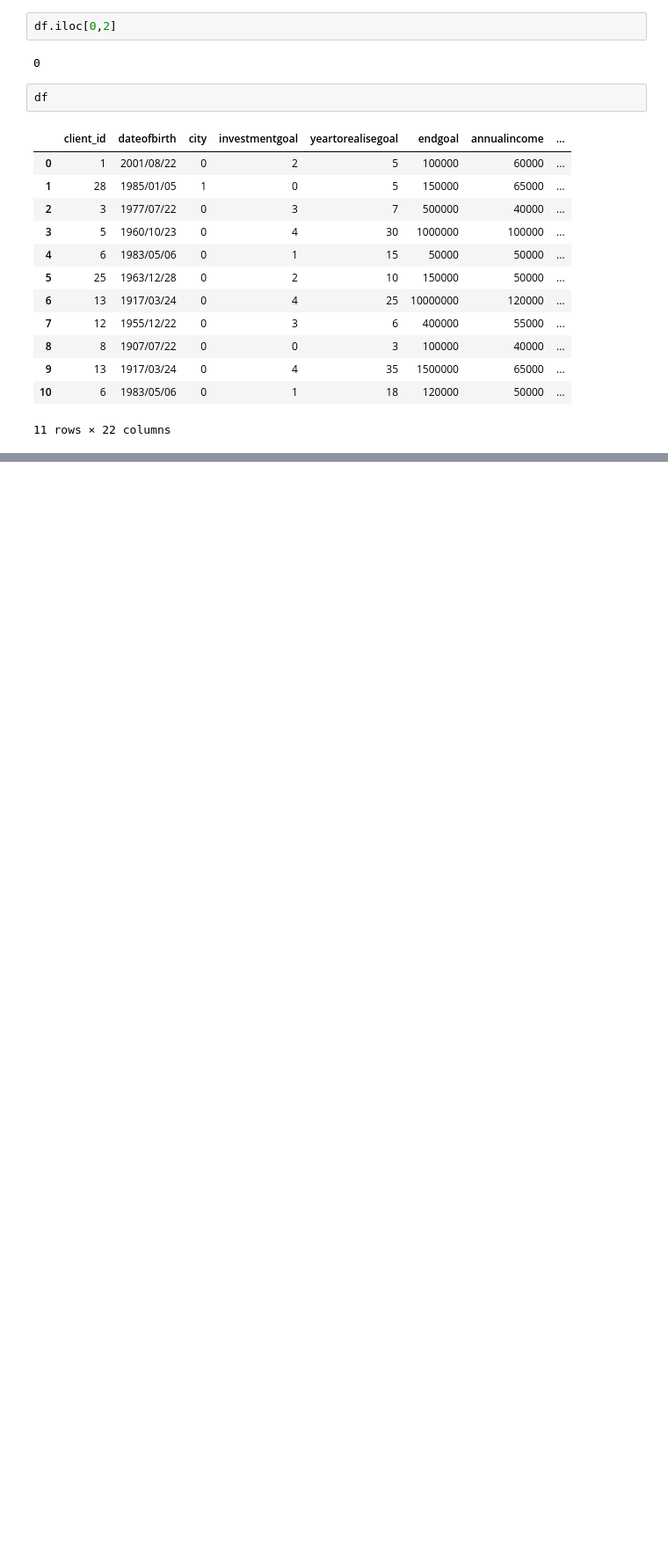
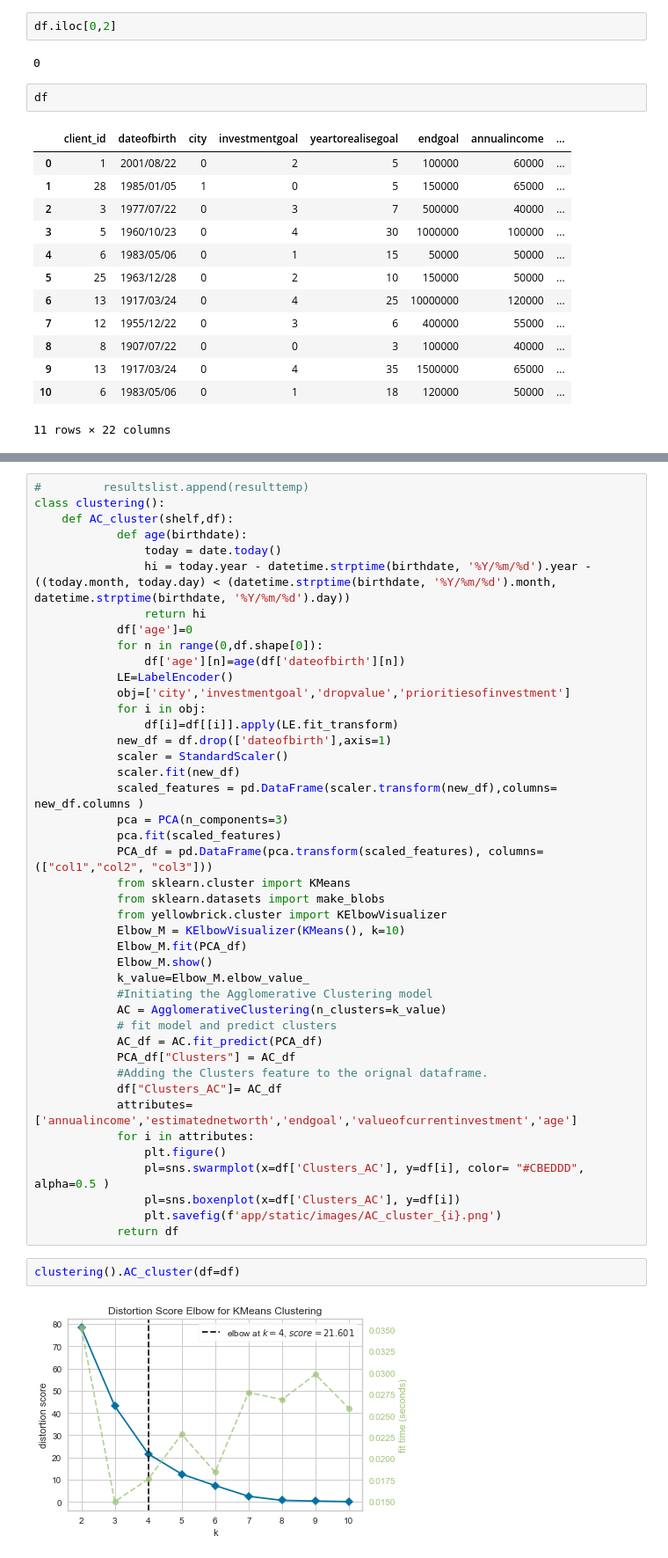
Before and after one commit to minhnguyen168/TheGeeks, a Jupyter notebook: hi.ipynb, the cells around one changed output, grey strips where cells are left out. Shown at 88% size. Drawn from its saved outputs; the diff is of its cells as text; blank space fills up the shorter version.

```diff
--- a/hi.ipynb
+++ b/hi.ipynb
@@ -205,0 +241,47 @@ df
+# %%
+#         resultslist.append(resulttemp)
+class clustering():
+    def AC_cluster(shelf,df):
+            def age(birthdate):
+                today = date.today()
+                hi = today.year - datetime.strptime(birthdate, '%Y/%m/%d').year - ((today.month, today.day) < (datetime.strptime(birthdate, '%Y/%m/%d').month, datetime.strptime(birthdate, '%Y/%m/%d').day))
+                return hi
+            df['age']=0
+            for n in range(0,df.shape[0]):
+                df['age'][n]=age(df['dateofbirth'][n])
+            LE=LabelEncoder()
+            obj=['city','investmentgoal','dropvalue','prioritiesofinvestment']
+            for i in obj:
+                df[i]=df[[i]].apply(LE.fit_transform)
+            new_df = df.drop(['dateofbirth'],axis=1)
+            scaler = StandardScaler()
+            scaler.fit(new_df)
+            scaled_features = pd.DataFrame(scaler.transform(new_df),columns= new_df.columns )
+            pca = PCA(n_components=3)
+            pca.fit(scaled_features)
+            PCA_df = pd.DataFrame(pca.transform(scaled_features), columns=(["col1","col2", "col3"]))
+            from sklearn.cluster import KMeans
+            from sklearn.datasets import make_blobs
+            from yellowbrick.cluster import KElbowVisualizer
+            Elbow_M = KElbowVisualizer(KMeans(), k=10)
+            Elbow_M.fit(PCA_df)
+            Elbow_M.show()
+            k_value=Elbow_M.elbow_value_
+            #Initiating the Agglomerative Clustering model
+            AC = AgglomerativeClustering(n_clusters=k_value)
+            # fit model and predict clusters
+            AC_df = AC.fit_predict(PCA_df)
+            PCA_df["Clusters"] = AC_df
+            #Adding the Clusters feature to the orignal dataframe.
+            df["Clusters_AC"]= AC_df
+            attributes=['annualincome','estimatednetworth','endgoal','valueofcurrentinvestment','age']
+            for i in attributes:
+                plt.figure()
+                pl=sns.swarmplot(x=df['Clusters_AC'], y=df[i], color= "#CBEDDD", alpha=0.5 )
+                pl=sns.boxenplot(x=df['Clusters_AC'], y=df[i])
+                plt.savefig(f'app/static/images/AC_cluster_{i}.png')
+            return df
+# %%
+clustering().AC_cluster(df=df)
+# %% [output]
+[figure, added]
```
Also changed, not shown: parts of 5 cells of this notebook, 9 other files.
